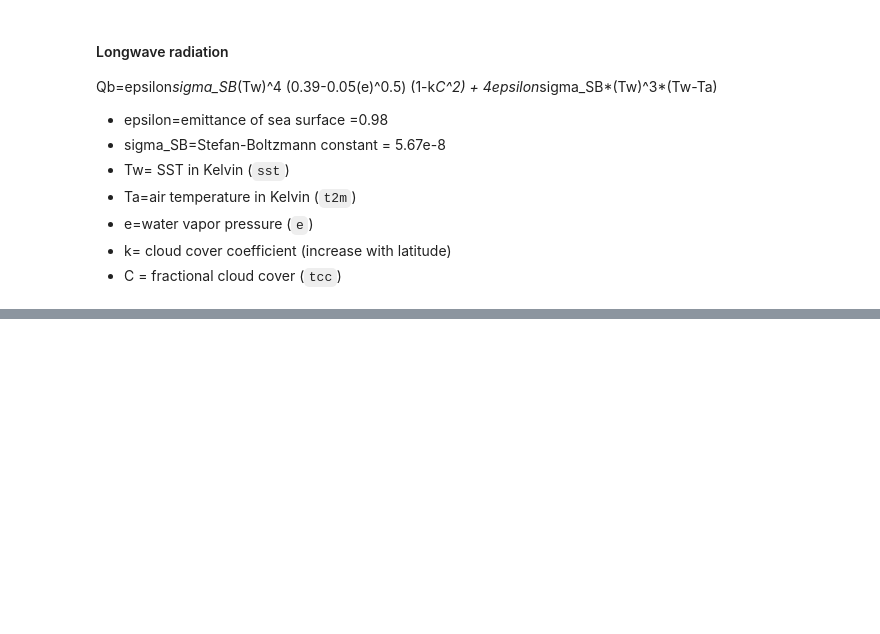
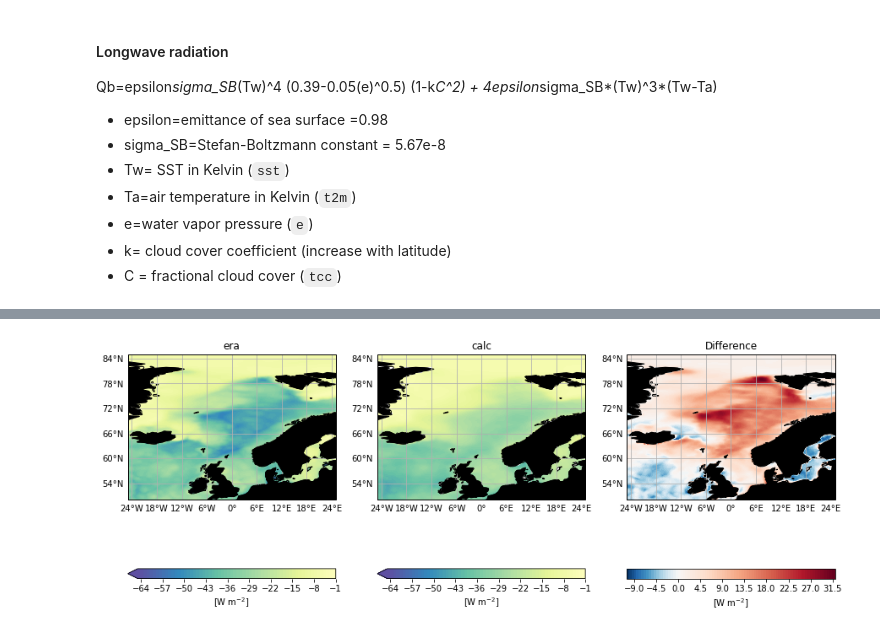
Before and after one commit to Xabier-Davila/GEOF_105, a Jupyter notebook: ERA5_fluxes.ipynb, the cells around one changed output, grey strips where cells are left out. Cells and saved outputs as stored; diff of their text form; code cells hidden in the pictures; blank space fills up the shorter version.

```diff
--- a/ERA5_fluxes.ipynb
+++ b/ERA5_fluxes.ipynb
@@ -131,7 +133,7 @@ $q = \frac{0.622 * e}{msl - 0.378 * e}$.
 
 Equally, the saturated specific humidity `qs` can be calculated using this formula and `es`.
 # %%
-p = era_data.variables['msl'][0,:,:] # pressure
+msl = era_data.variables['msl'][0,:,:]/100 # pressure
 t2m = era_data.variables['t2m'][0,:,:] # 2m temperature
 d2m = era_data.variables['d2m'][0,:,:] # 2m dew point
 
@@ -139,8 +141,8 @@ T = t2m - 273.15
 TD = d2m - 273.15
 e = 6.112*np.exp((17.67*TD)/(TD + 243.5)) # calculate water vapor pressure
 es = 6.112*np.exp((17.67*T)/(T + 243.5))# calculate saturated water vapor pressure
-q = (0.622 * e)/(p - (0.378 * e)) # calculate specific humidity
-qs = (0.622 * es)/(p - (0.378 * es)) # calculate saturated specific humidity
+q = (0.622 * e)/(msl - (0.378 * e)) # calculate specific humidity
+qs = (0.622 * es)/(msl - (0.378 * es)) # calculate saturated specific humidity
 # %% [markdown]
 Now we have all the variables to be able to compute the fluxes on our own. Let's create a dictionary with the ERA fluxes and our calculated fluxes. We will fill the dictionary as we go along.
 # %%
@@ -236,0 +247,34 @@ plt.contourf(lon,lat,sst); plt.colorbar()
+# %%
+si10 = era_data.variables['si10'][0,:,:]
+rho = 1.1
+Ch = 1e-3
+Ce = 1.2*Ch
+
+# calculate the Latent heat of evaporation:
+L = (2494 - 2.2*(sst-273.15)) * 1000
+# Calculate the rate of evaporation
+Fe = rho * Ce * si10 * (0.98*qs - q)
+
+# Calculate the latent heat flux
+slhf_calc = - Fe * L
+slhf_era = era_data.variables['slhf'][0,:,:] / sec_per_month
+
+# write on dictionary
+fluxes['slhf_calc'] = slhf_calc
+fluxes['slhf_era'] = slhf_era
+fluxes['slhf_diff'] = slhf_calc - slhf_era
+
+# let's plot them and compare
+levels = np.arange(-65,0,1)
+
+# open the figure
+fig = plt.figure(figsize=(15,10))
+
+for i,var in enumerate(['slhf_era','slhf_calc']):
+    ax = fig.add_subplot(1,3,i+1,projection=ccrs.PlateCarree())
+    my_map(ax,lon,lat,fluxes[var],levels,'Spectral_r',extend='min',title=var.split('_')[-1])
+
+ax = fig.add_subplot(1,3,3,projection=ccrs.PlateCarree())
+my_map(ax,lon,lat,fluxes['slhf_diff'],100,'RdBu_r',title='Difference')
+# %% [output]
+[figure, added]
```
Also changed, not shown: parts of 9 cells of this notebook.
